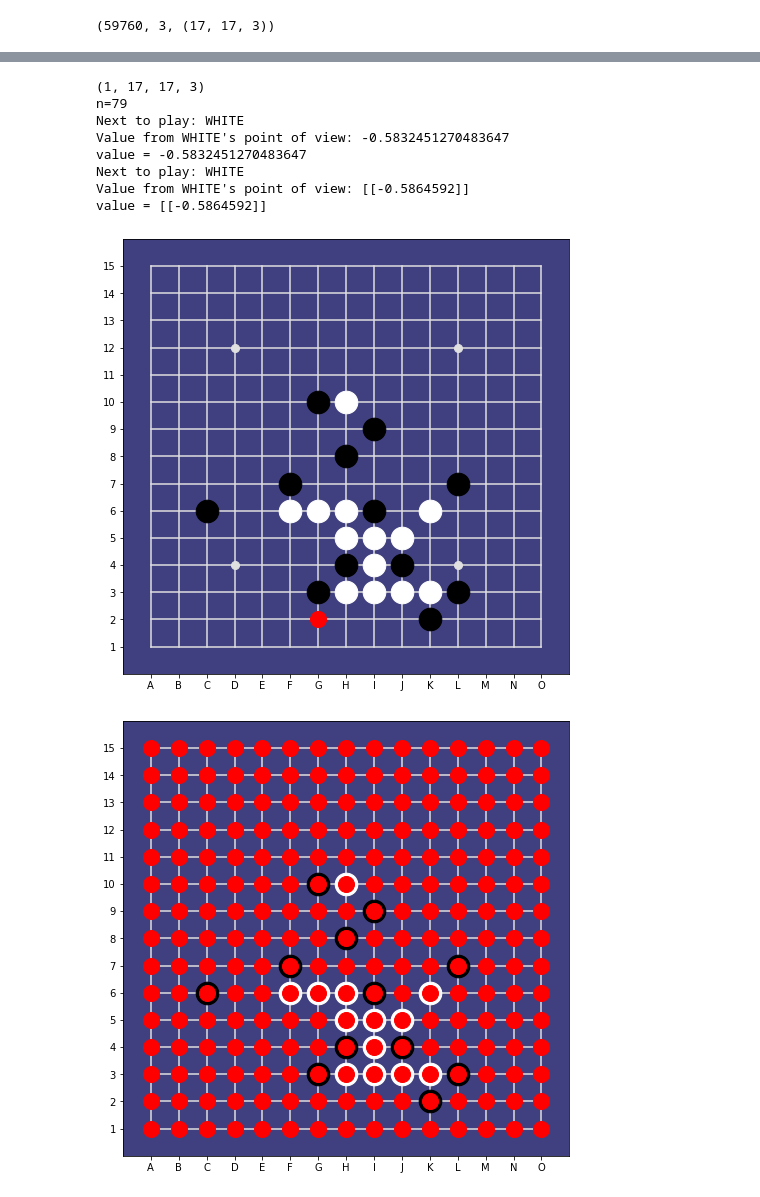
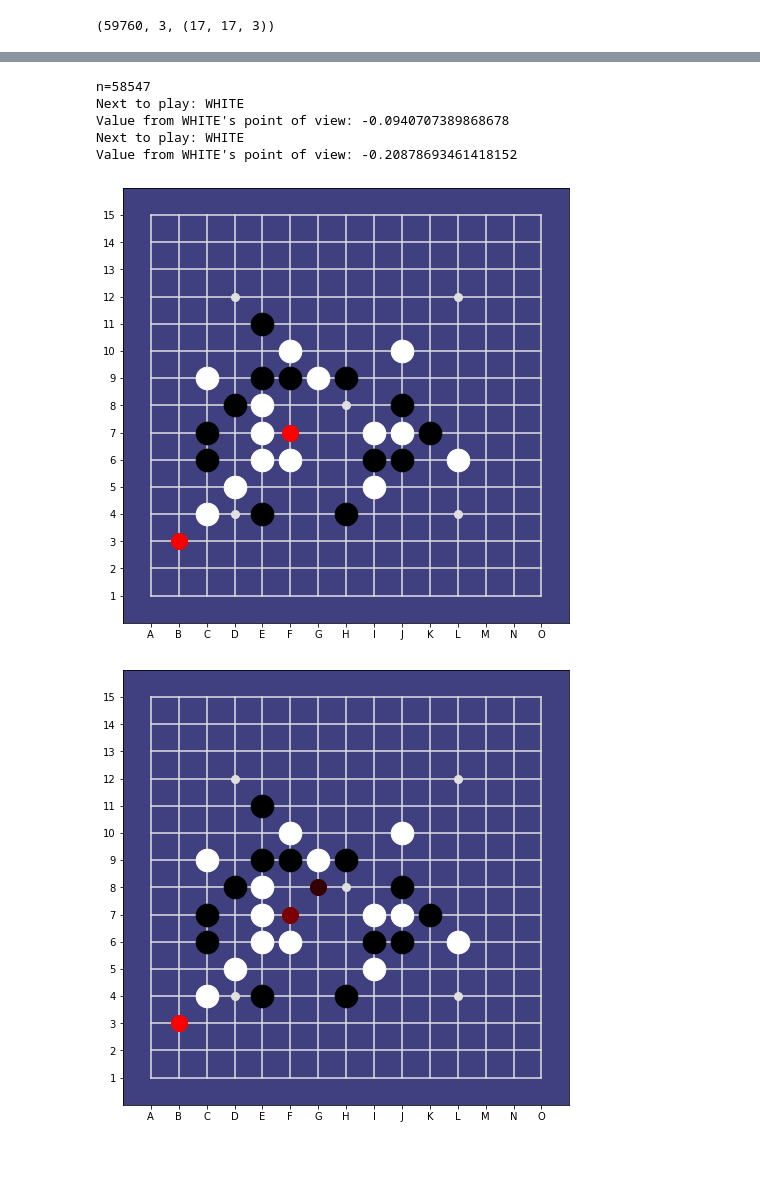
Before and after one commit to Project-Ellie/DeepGomoku, a Jupyter notebook: notebooks/Intuitive_Selfplay.ipynb, the cells around one changed output, grey strips where cells are left out. Drawn from its saved outputs; the diff is of its cells as text; code cells hidden in the pictures; blank space fills up the shorter version.

Commit message:
Training on general intuitive game data converges and generalizes convincingly

```diff
--- a/notebooks/Intuitive_Selfplay.ipynb
+++ b/notebooks/Intuitive_Selfplay.ipynb
@@ -122,5 +126,5 @@ Value from BLACK's point of view: 0.9357343821281586
 # %%
 from pickle import Pickler
 
-with open("trajectories/policy/terminal_opportunities.pickle", 'wb+') as f:
+with open(filename, 'wb+') as f:
     Pickler(f).dump(data)
@@ -172,0 +154,5 @@ Epochs: 1000, Loss: 5.320000648498535,
+# %%
+from aegomoku.gomoku_resnet import GomokuResnet
+
+model = GomokuResnet(BOARD_SIZE, num_sensor_filters=1024, num_blocks=20)
+model.compile()
@@ -172,0 +177,8 @@ Epochs: 1000, Loss: 5.320000648498535,
+# %%
+from aegomoku.trainer import Trainer
+from aegomoku.game_data import create_dataset
+
+N = 5000
+trainer = Trainer(model)
+ds = create_dataset(examples[:N])
+trainer.train(ds, epochs_per_train=2000, report_every=10)
@@ -173,23 +208,20 @@ Epochs: 1000, Loss: 5.320000648498535,
 # %%
-n = random.randint(0, 2*N)
+from aegomoku.utils import analyse_example
+import numpy as np
+
+n = random.randint(N, len(examples))
 sample = np.expand_dims(examples[n][0], axis=0).astype(float)
-print(sample.shape)
-p_, v_ = the_model.policy(sample)
+p_, v_ = model(sample)
 s, p, v = examples[n]
-example = (s, list(p_.numpy()), v_)
+example = (s, list(p_.numpy()), np.squeeze(v_))
 print(f"n={n}")
 analyse_example(BOARD_SIZE, examples[n])
-print(f"value = {v}")
 analyse_example(BOARD_SIZE, example)
-print(f"value = {v_}")
 # %% [output]
-(1, 17, 17, 3)
-n=79
+n=58547
 Next to play: WHITE
-Value from WHITE's point of view: -0.5832451270483647
-value = -0.5832451270483647
+Value from WHITE's point of view: -0.0940707389868678
 Next to play: WHITE
-Value from WHITE's point of view: [[-0.5864592]]
-value = [[-0.5864592]]
+Value from WHITE's point of view: -0.20878693461418152
-[figure, old version]
+[figure, new version]
-[figure, old version]
+[figure, new version]
```
Also changed, not shown: parts of 12 cells of this notebook, 2 other files.
